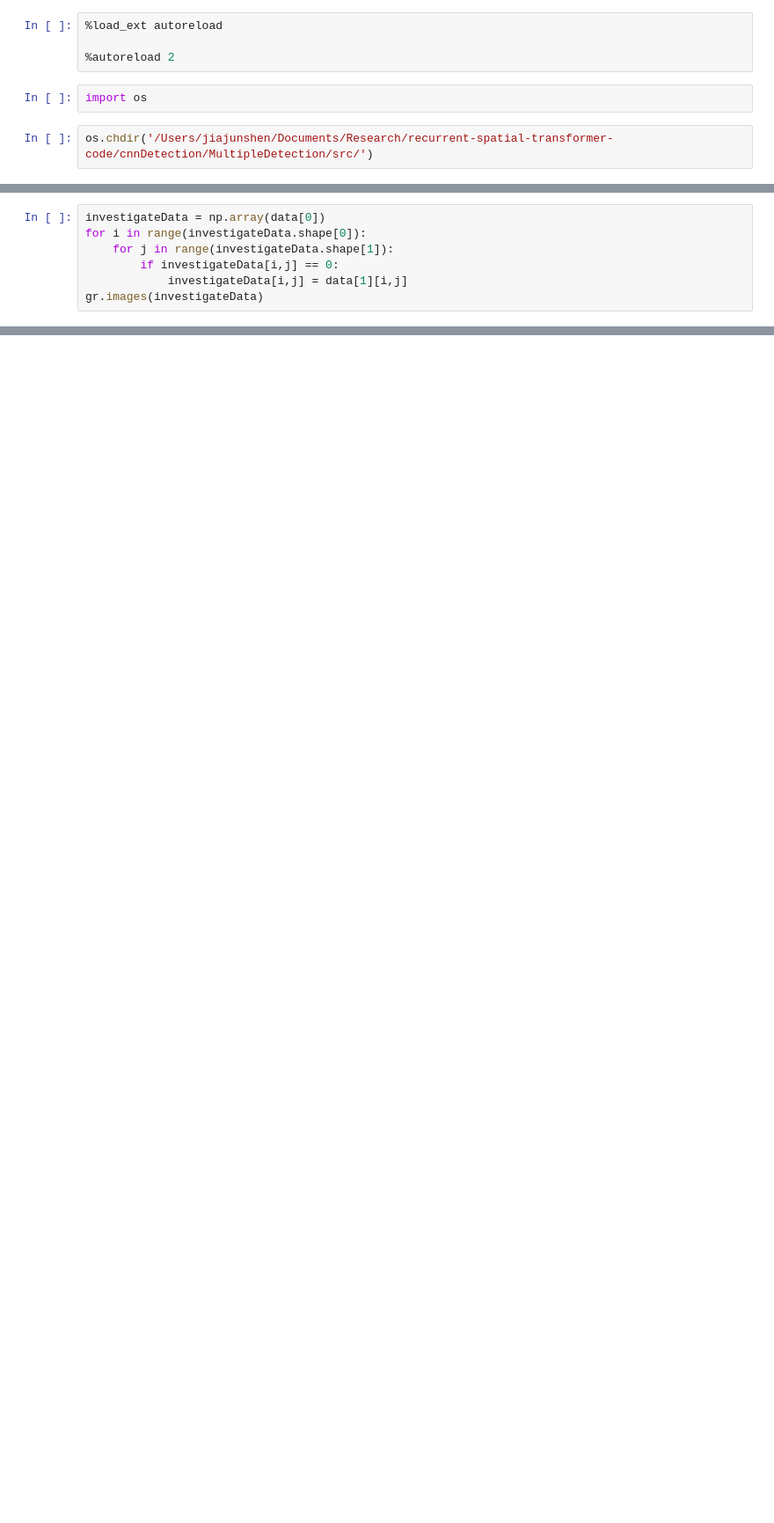
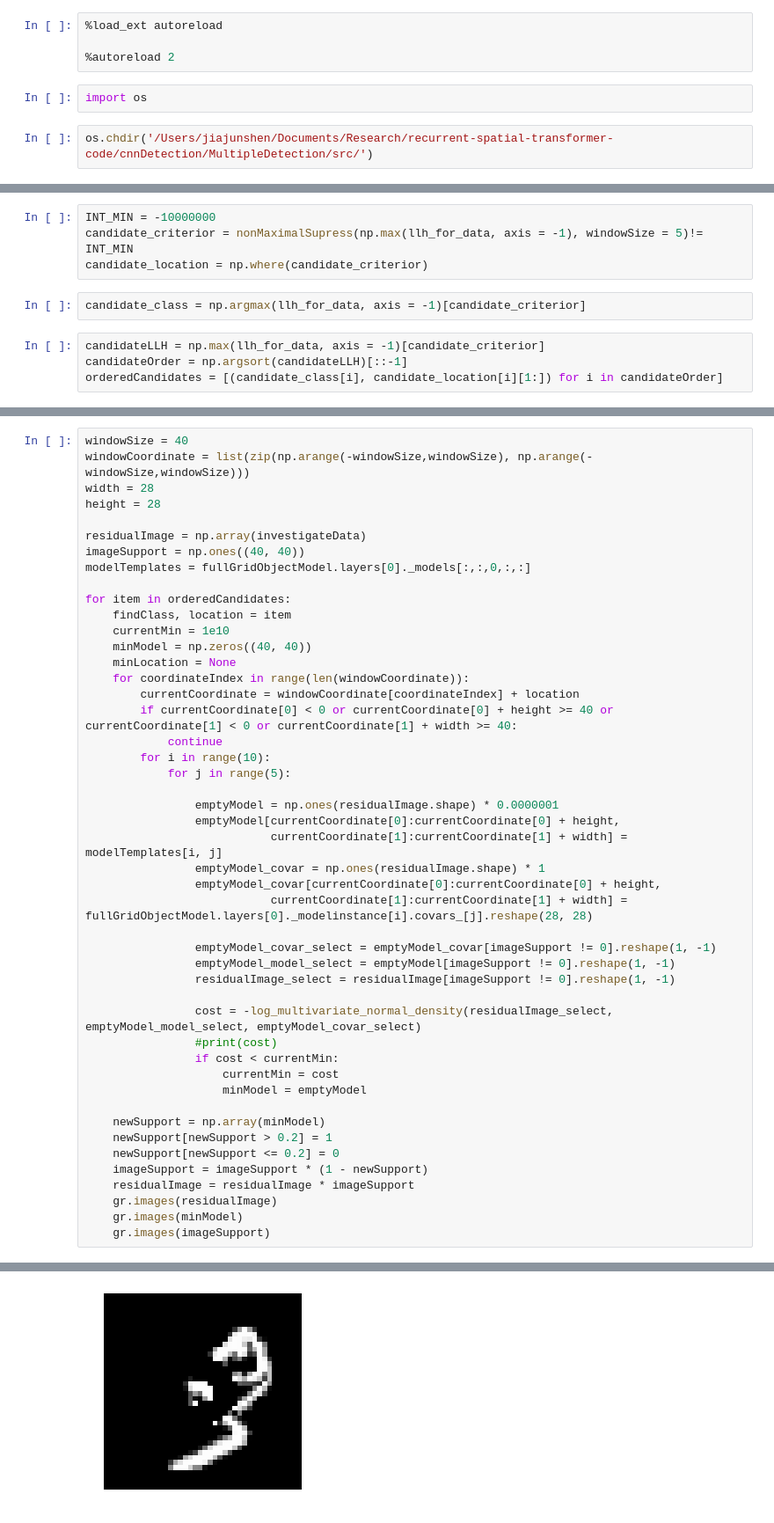
Before and after one commit to jiajunshen/MultipleDetection, a Jupyter notebook: ipythonNotebook/detector.ipynb, the cells around one changed output, grey strips where cells are left out. Shown: that part at 88% size. Drawn from its saved outputs; the diff is of its cells as text; blank space fills up the shorter version.

```diff
--- a/ipythonNotebook/detector.ipynb
+++ b/ipythonNotebook/detector.ipynb
@@ -60,7 +101,0 @@ gr.images(data[0] + data[1])
-# %%
-investigateData = np.array(data[0])
-for i in range(investigateData.shape[0]):
-    for j in range(investigateData.shape[1]):
-        if investigateData[i,j] == 0:
-            investigateData[i,j] = data[1][i,j]
-gr.images(investigateData)
@@ -72,0 +102,10 @@ processedData_reshape_feature = extract_function(np.array(processedData_reshape,
+# %%
+INT_MIN = -10000000
+candidate_criterior = nonMaximalSupress(np.max(llh_for_data, axis = -1), windowSize = 5)!= INT_MIN
+candidate_location = np.where(candidate_criterior)
+# %%
+candidate_class = np.argmax(llh_for_data, axis = -1)[candidate_criterior]
+# %%
+candidateLLH = np.max(llh_for_data, axis = -1)[candidate_criterior]
+candidateOrder = np.argsort(candidateLLH)[::-1]
+orderedCandidates = [(candidate_class[i], candidate_location[i][1:]) for i in candidateOrder]
@@ -72,0 +147,48 @@ processedData_reshape_feature = extract_function(np.array(processedData_reshape,
+# %%
+windowSize = 40
+windowCoordinate = list(zip(np.arange(-windowSize,windowSize), np.arange(-windowSize,windowSize)))
+width = 28
+height = 28
+
+residualImage = np.array(investigateData)
+imageSupport = np.ones((40, 40))
+modelTemplates = fullGridObjectModel.layers[0]._models[:,:,0,:,:]
+
+for item in orderedCandidates:
+    findClass, location = item
+    currentMin = 1e10
+    minModel = np.zeros((40, 40))
+    minLocation = None
+    for coordinateIndex in range(len(windowCoordinate)):
+        currentCoordinate = windowCoordinate[coordinateIndex] + location
+        if currentCoordinate[0] < 0 or currentCoordinate[0] + height >= 40 or currentCoordinate[1] < 0 or currentCoordinate[1] + width >= 40:
+            continue
+        for i in range(10):
+            for j in range(5):
+
+                emptyModel = np.ones(residualImage.shape) * 0.0000001
+                emptyModel[currentCoordinate[0]:currentCoordinate[0] + height,
+                           currentCoordinate[1]:currentCoordinate[1] + width] = modelTemplates[i, j]
+                emptyModel_covar = np.ones(residualImage.shape) * 1
+                emptyModel_covar[currentCoordinate[0]:currentCoordinate[0] + height,
+                           currentCoordinate[1]:currentCoordinate[1] + width] = fullGridObjectModel.layers[0]._modelinstance[i].covars_[j].reshape(28, 28)
+
+                emptyModel_covar_select = emptyModel_covar[imageSupport != 0].reshape(1, -1)
+                emptyModel_model_select = emptyModel[imageSupport != 0].reshape(1, -1)
+                residualImage_select = residualImage[imageSupport != 0].reshape(1, -1)
+
+                cost = -log_multivariate_normal_density(residualImage_select, emptyModel_model_select, emptyModel_covar_select)
+                #print(cost)
+                if cost < currentMin:
+                    currentMin = cost
+                    minModel = emptyModel
+
+    newSupport = np.array(minModel)
+    newSupport[newSupport > 0.2] = 1
+    newSupport[newSupport <= 0.2] = 0
+    imageSupport = imageSupport * (1 - newSupport)
+    residualImage = residualImage * imageSupport
+    gr.images(residualImage)
+    gr.images(minModel)
+    gr.images(imageSupport)
+# %% [output]
@@ -72,0 +212 @@ processedData_reshape_feature = extract_function(np.array(processedData_reshape,
+[figure, added]
```
Also changed, not shown: parts of 32 cells of this notebook.
